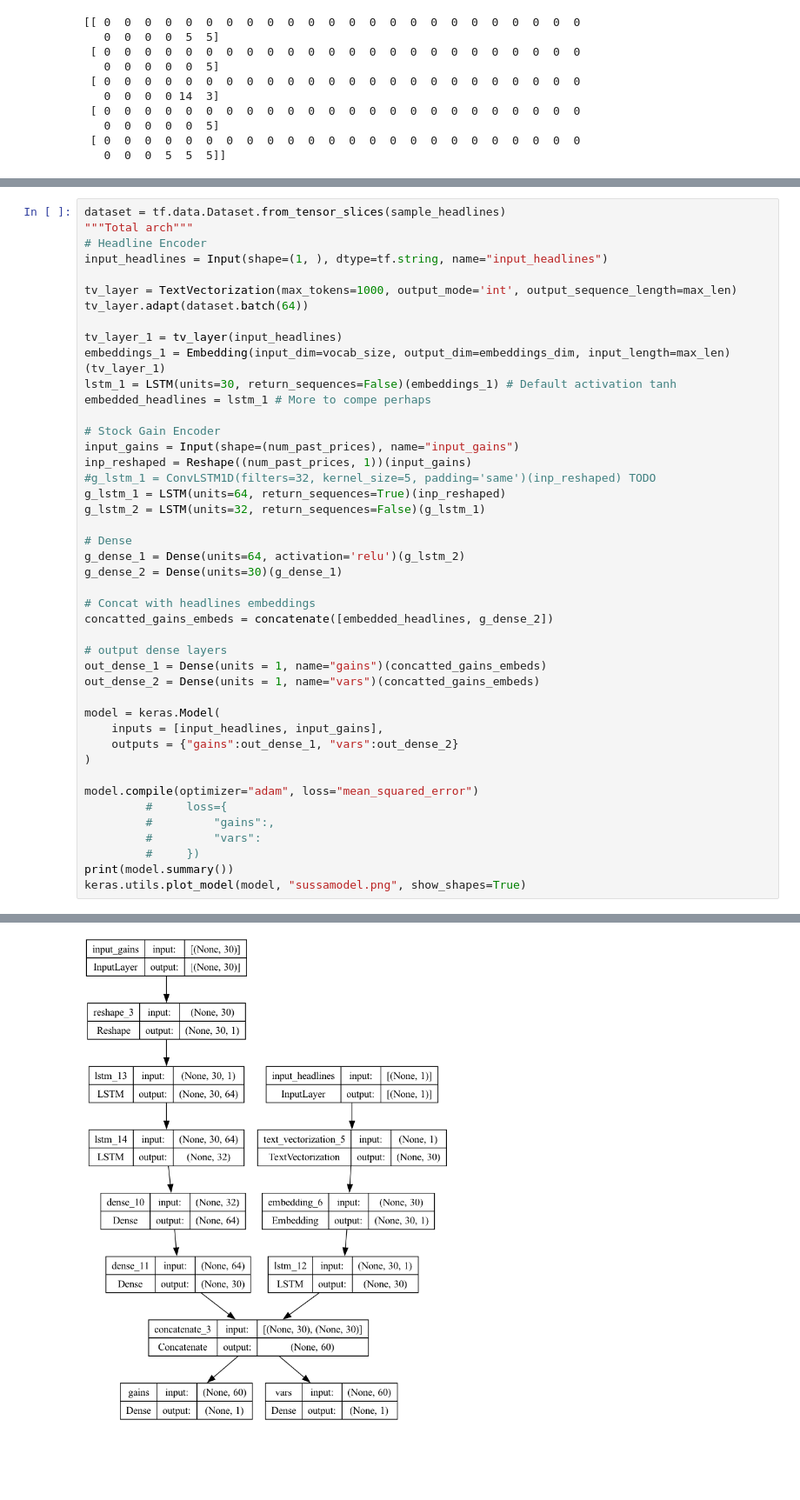
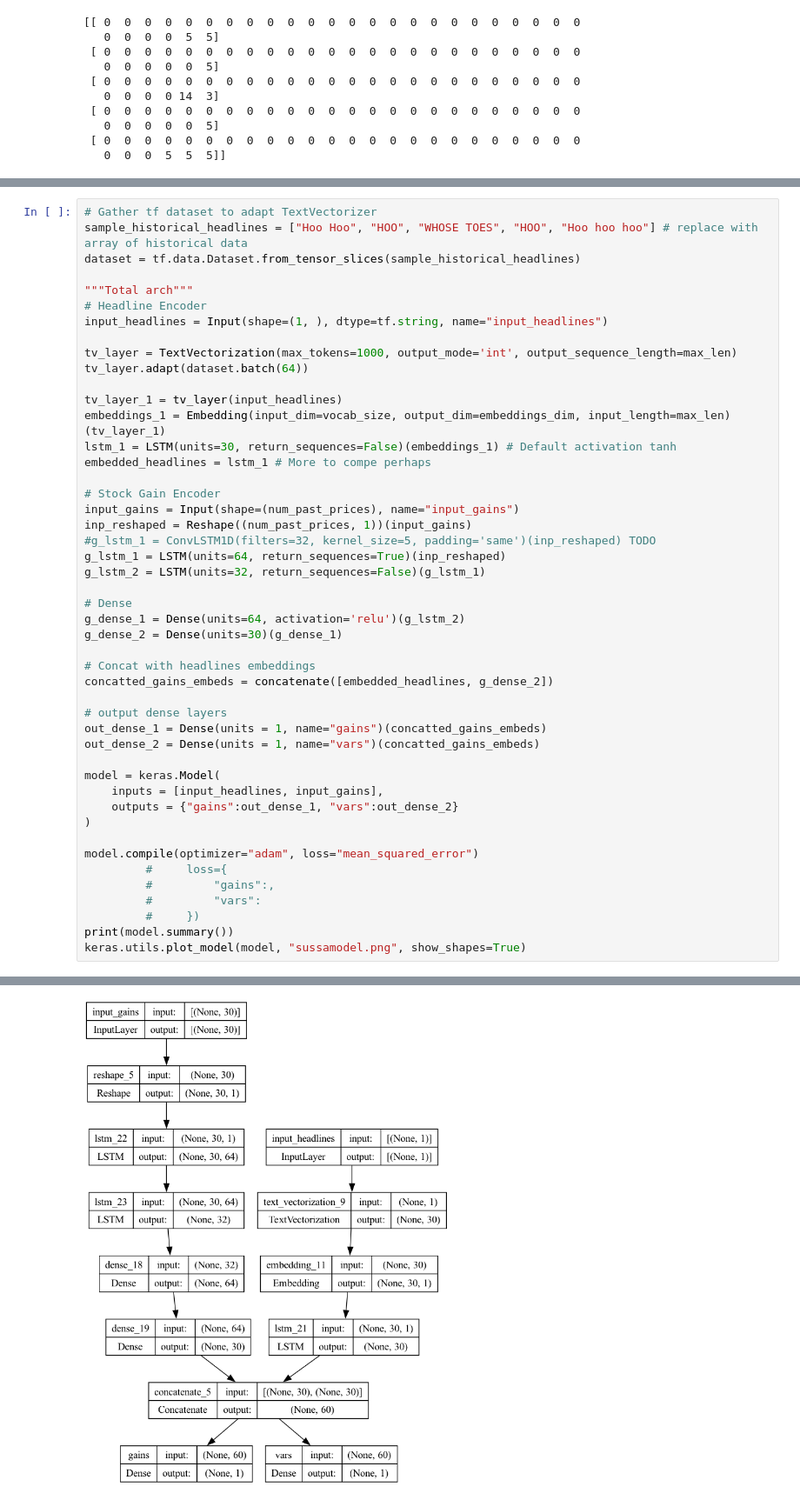
Before and after one commit to Collin-G/monte-carlo, a Jupyter notebook: sentiment_embeds.ipynb, the cells around one changed output, grey strips where cells are left out. Shown: that part at 87% size. Drawn from its saved outputs; the diff is of its cells as text; blank space fills up the shorter version.

Commit message:
clarified data preprocessing

```diff
--- a/sentiment_embeds.ipynb
+++ b/sentiment_embeds.ipynb
@@ -235,7 +235,10 @@ Non-trainable params: 0 (0.00 Byte)
 _________________________________________________________________
 None
 # %%
-dataset = tf.data.Dataset.from_tensor_slices(sample_headlines)
+# Gather tf dataset to adapt TextVectorizer
+sample_historical_headlines = ["Hoo Hoo", "HOO", "WHOSE TOES", "HOO", "Hoo hoo hoo"] # replace with array of historical data
+dataset = tf.data.Dataset.from_tensor_slices(sample_historical_headlines)
+
 """Total arch"""
 # Headline Encoder
 input_headlines = Input(shape=(1, ), dtype=tf.string, name="input_headlines")
@@ -294,9 +297,9 @@ ________________________________________________________________________________
 ... (23 lines left out)
 Trainable params: 37386 (146.04 KB)
 Non-trainable params: 0 (0.00 Byte)
 __________________________________________________________________________________________________
 None
-[figure, old version]
+[figure, new version]
 # %%
 """Training megamodel"""
 # Make dummy data
```
Also changed, not shown: parts of 7 cells of this notebook, 1 other file.
